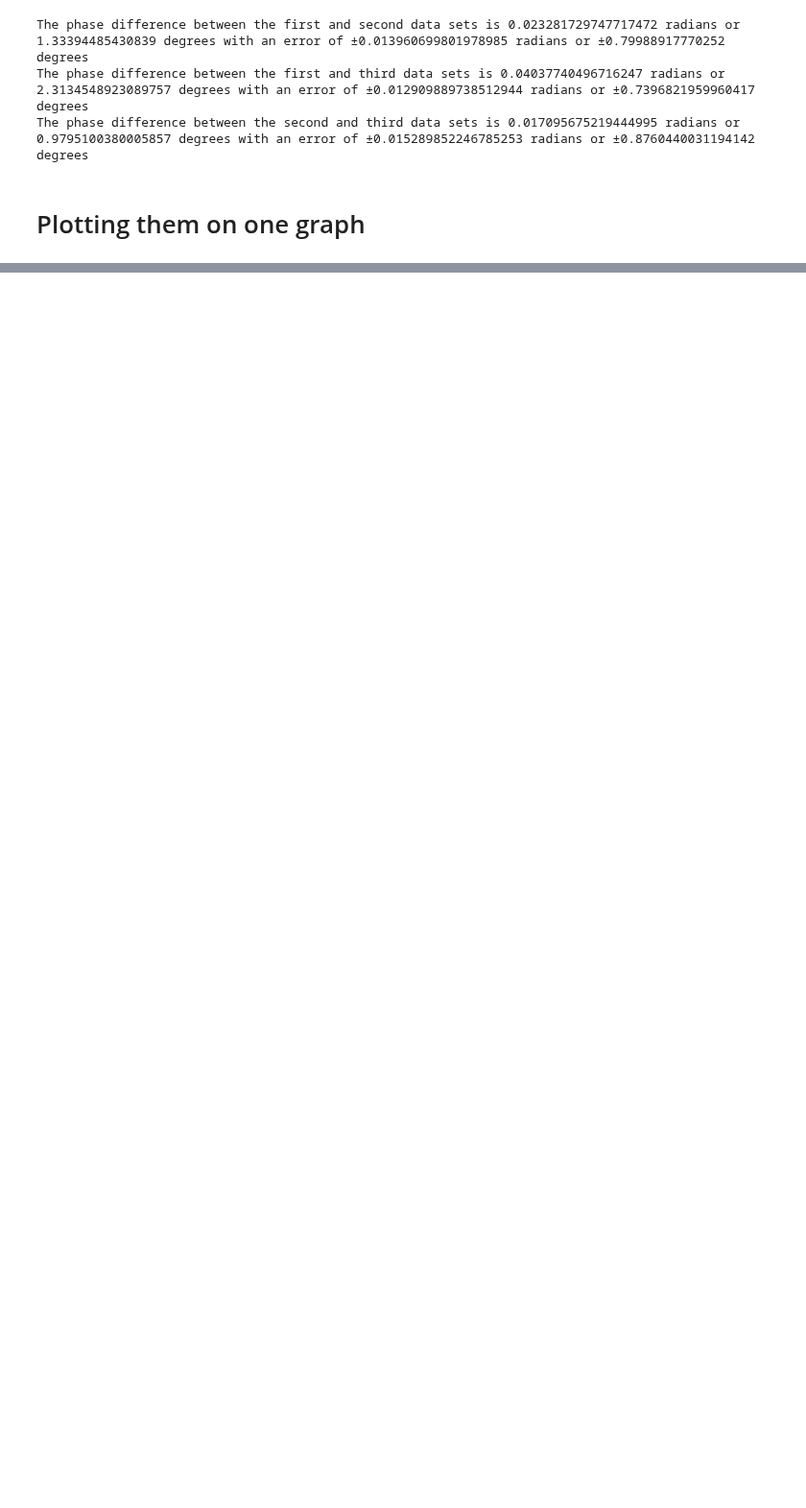
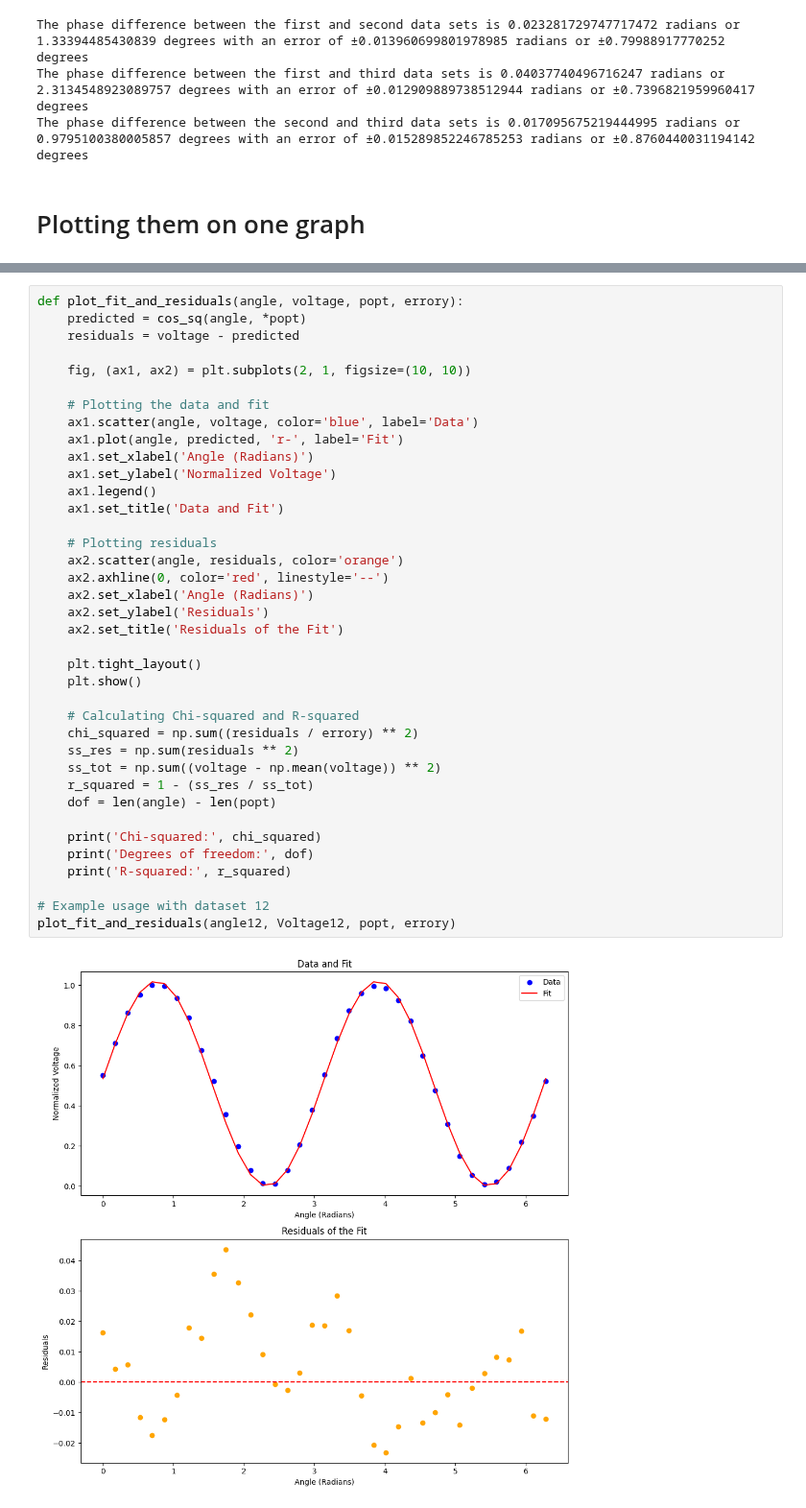
Before and after one commit to ChristianArgueta/PHSX-616, a Jupyter notebook: Faraday.ipynb, the cells around one changed output, grey strips where cells are left out. Shown at 96% size. Saved outputs shown, nothing was run; the diff lists cells and outputs as text; blank space fills up the shorter version.

```diff
--- a/Faraday.ipynb
+++ b/Faraday.ipynb
@@ -452,0 +470,40 @@ plt.show()
+# %%
+def plot_fit_and_residuals(angle, voltage, popt, errory):
+    predicted = cos_sq(angle, *popt)
+    residuals = voltage - predicted
+
+    fig, (ax1, ax2) = plt.subplots(2, 1, figsize=(10, 10))
+
+    # Plotting the data and fit
+    ax1.scatter(angle, voltage, color='blue', label='Data')
+    ax1.plot(angle, predicted, 'r-', label='Fit')
+    ax1.set_xlabel('Angle (Radians)')
+    ax1.set_ylabel('Normalized Voltage')
+    ax1.legend()
+    ax1.set_title('Data and Fit')
+
+    # Plotting residuals
+    ax2.scatter(angle, residuals, color='orange')
+    ax2.axhline(0, color='red', linestyle='--')
+    ax2.set_xlabel('Angle (Radians)')
+    ax2.set_ylabel('Residuals')
+    ax2.set_title('Residuals of the Fit')
+
+    plt.tight_layout()
+    plt.show()
+
+    # Calculating Chi-squared and R-squared
+    chi_squared = np.sum((residuals / errory) ** 2)
+    ss_res = np.sum(residuals ** 2)
+    ss_tot = np.sum((voltage - np.mean(voltage)) ** 2)
+    r_squared = 1 - (ss_res / ss_tot)
+    dof = len(angle) - len(popt)
+
+    print('Chi-squared:', chi_squared)
+    print('Degrees of freedom:', dof)
+    print('R-squared:', r_squared)
+
+# Example usage with dataset 12
+plot_fit_and_residuals(angle12, Voltage12, popt, errory)
+# %% [output]
+[figure, added]
```
Also changed, not shown: parts of 9 cells of this notebook.
